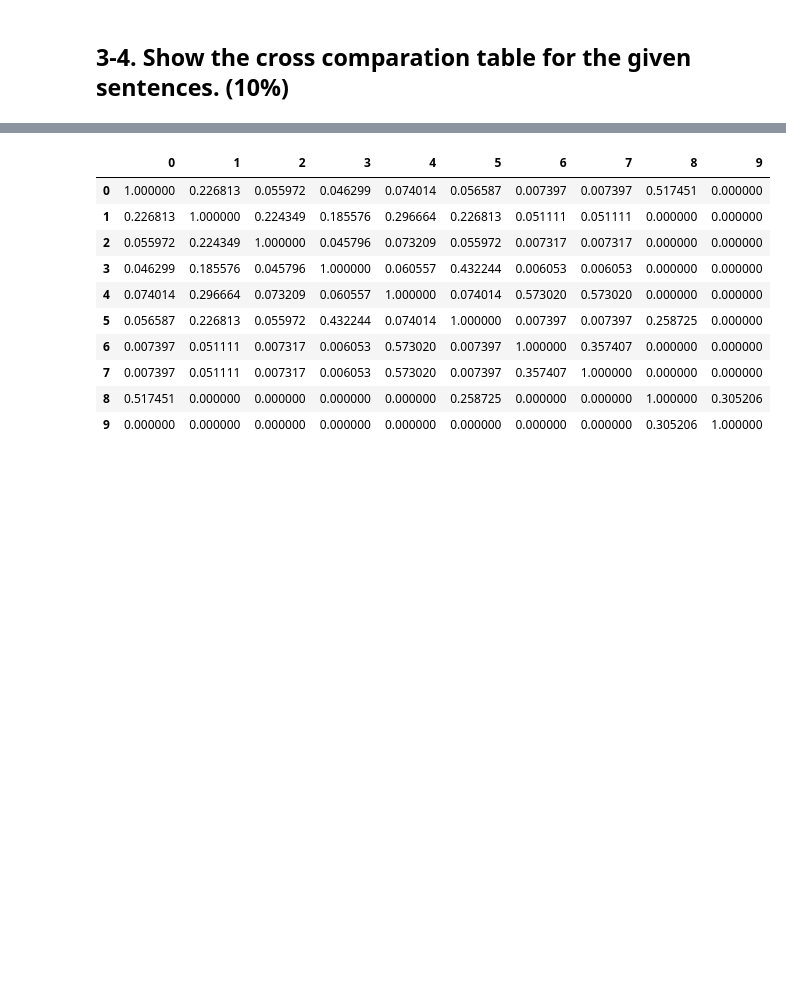
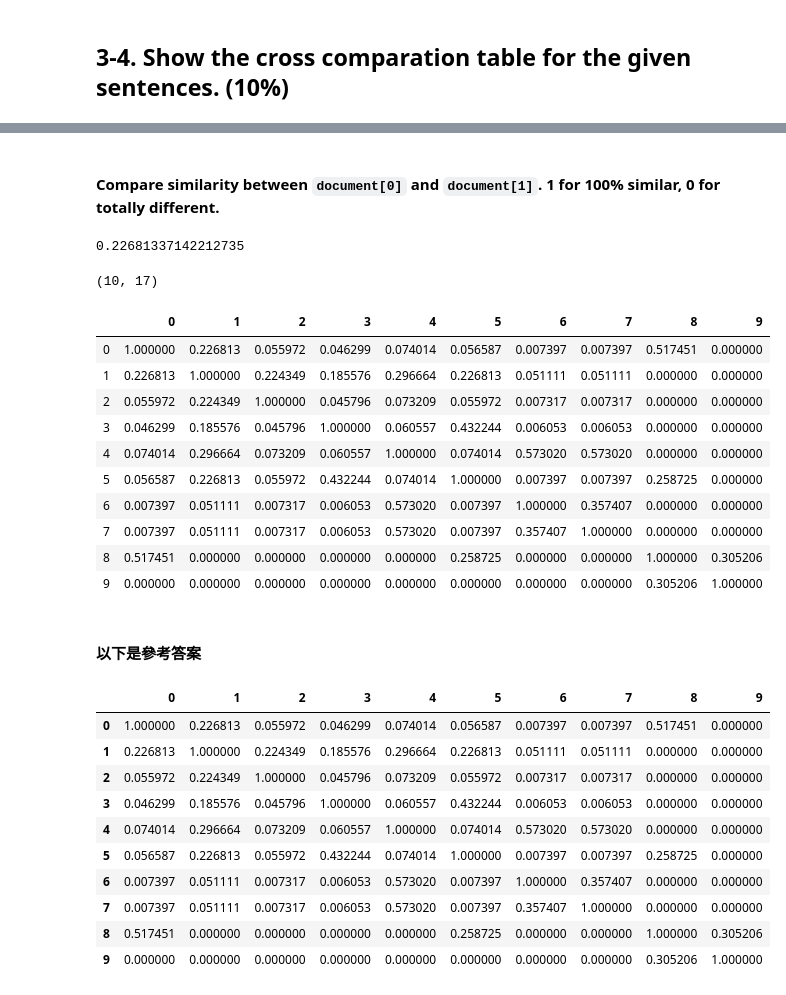
Before and after one commit to weberlu88/2021-Spring-NCU-MIS-DSML, a Jupyter notebook: pre test/Copy_106403551_of_Data_Science_and_Machine_Learning_pretest_v21_02.ipynb, the cells around one changed output, grey strips where cells are left out. Cells and saved outputs as stored; diff of their text form; code cells hidden in the pictures; blank space fills up the shorter version.

```diff
--- a/pre test/Copy_106403551_of_Data_Science_and_Machine_Learning_pretest_v21_02.ipynb
+++ b/pre test/Copy_106403551_of_Data_Science_and_Machine_Learning_pretest_v21_02.ipynb
@@ -588,3 +548,42 @@ cosine_sim(docVectors[0], docVectors[])
+# %% [markdown]
+#### Compare similarity between `document[0]` and `document[1]`. 1 for 100% similar, 0 for totally different.
+# %%
+# [0][1] of cross comparation table
+cosine_sim(TFIDF[0], TFIDF[1])
+# %% [output]
+0.22681337142212735
+# %%
+print(TFIDF.shape)
+num_terms = TFIDF.shape[0]
+# %% [output]
+(10, 17)
+# %%
+# built up table of cosine similarity
+crossComparationTable = []
+
+for this in range(0, num_terms):
+    compare_this = []
+    for rhs in range(0, num_terms):
+        compare_this.append(cosine_sim(TFIDF[this,:], TFIDF[rhs,:]))
+    crossComparationTable.append(compare_this)
+# crossComparationTable
+# %%
+# Here's the result :) You can find the matrix is symmetrical.
+pd.DataFrame(crossComparationTable)
+# %% [output]
+|  | 0 | 1 | 2 | 3 | 4 | 5 | 6 | 7 | 8 | 9 |
+| 0 | 1.000000 | 0.226813 | 0.055972 | 0.046299 | 0.074014 | 0.056587 | 0.007397 | 0.007397 | 0.517451 | 0.000000 |
+| 1 | 0.226813 | 1.000000 | 0.224349 | 0.185576 | 0.296664 | 0.226813 | 0.051111 | 0.051111 | 0.000000 | 0.000000 |
+| 2 | 0.055972 | 0.224349 | 1.000000 | 0.045796 | 0.073209 | 0.055972 | 0.007317 | 0.007317 | 0.000000 | 0.000000 |
+| 3 | 0.046299 | 0.185576 | 0.045796 | 1.000000 | 0.060557 | 0.432244 | 0.006053 | 0.006053 | 0.000000 | 0.000000 |
+| 4 | 0.074014 | 0.296664 | 0.073209 | 0.060557 | 1.000000 | 0.074014 | 0.573020 | 0.573020 | 0.000000 | 0.000000 |
+| 5 | 0.056587 | 0.226813 | 0.055972 | 0.432244 | 0.074014 | 1.000000 | 0.007397 | 0.007397 | 0.258725 | 0.000000 |
+| 6 | 0.007397 | 0.051111 | 0.007317 | 0.006053 | 0.573020 | 0.007397 | 1.000000 | 0.357407 | 0.000000 | 0.000000 |
+| 7 | 0.007397 | 0.051111 | 0.007317 | 0.006053 | 0.573020 | 0.007397 | 0.357407 | 1.000000 | 0.000000 | 0.000000 |
+| 8 | 0.517451 | 0.000000 | 0.000000 | 0.000000 | 0.000000 | 0.258725 | 0.000000 | 0.000000 | 1.000000 | 0.305206 |
+| 9 | 0.000000 | 0.000000 | 0.000000 | 0.000000 | 0.000000 | 0.000000 | 0.000000 | 0.000000 | 0.305206 | 1.000000 |
+# %% [markdown]
+#### 以下是參考答案
 # %%
 # %% [output]
 |  | 0 | 1 | 2 | 3 | 4 | 5 | 6 | 7 | 8 | 9 |
```
Also changed, not shown: parts of 12 cells of this notebook.
